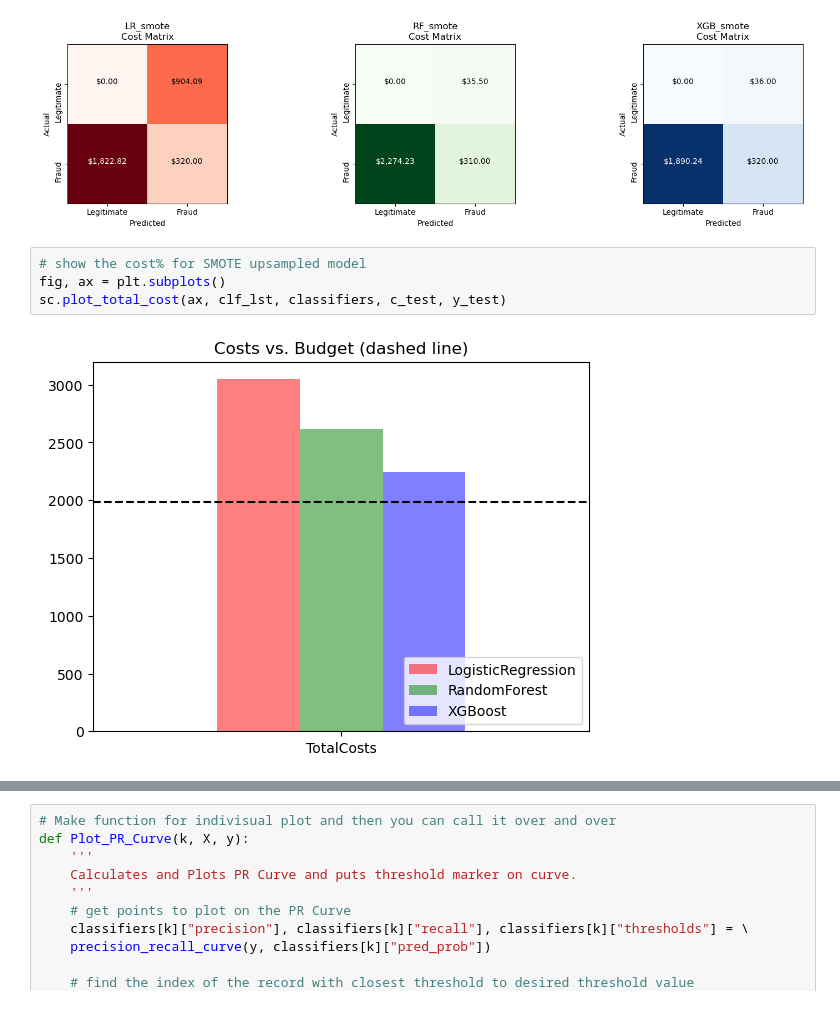
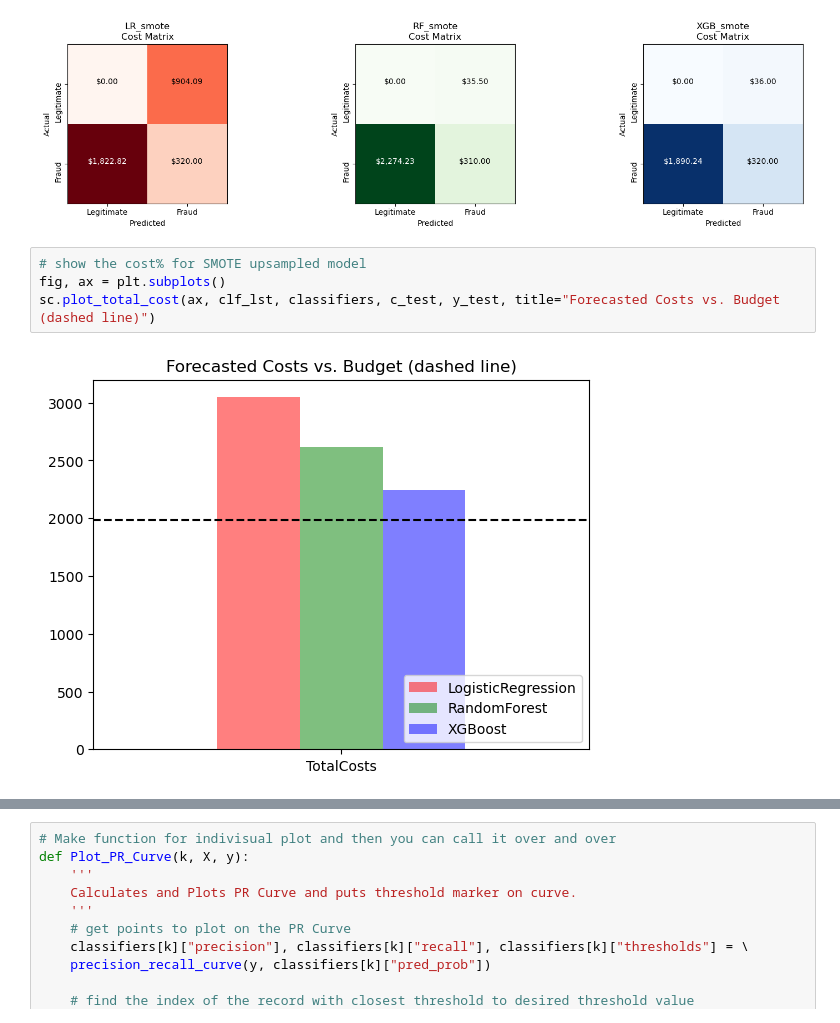
Before and after one commit to allanalberts/Credit-Card-Fraud-Identification-and-Management-Strategy, a Jupyter notebook: notebooks/capstone2_final.ipynb, the cells around one changed output, grey strips where cells are left out. Saved outputs shown, nothing was run; the diff lists cells and outputs as text.

```diff
--- a/notebooks/capstone2_final.ipynb
+++ b/notebooks/capstone2_final.ipynb
@@ -104,9 +102,9 @@ sc.plot_multiple_confusion_matrix(clf_lst, classifiers, CostSensitive=True)
 # %%
 # show the cost% for SMOTE upsampled model
 fig, ax = plt.subplots()
-sc.plot_total_cost(ax, clf_lst, classifiers, c_test, y_test)
+sc.plot_total_cost(ax, clf_lst, classifiers, c_test, y_test, title="Forecasted Costs vs. Budget (dashed line)")
 # %% [output]
-[figure, old version]
+[figure, new version]
 # %%
 # add the ensemble
 classifiers = sm.create_voting_classifier(clf_lst, classifiers, X_train, y_train)
```
Also changed, not shown: parts of 6 cells of this notebook, 8 other files.
